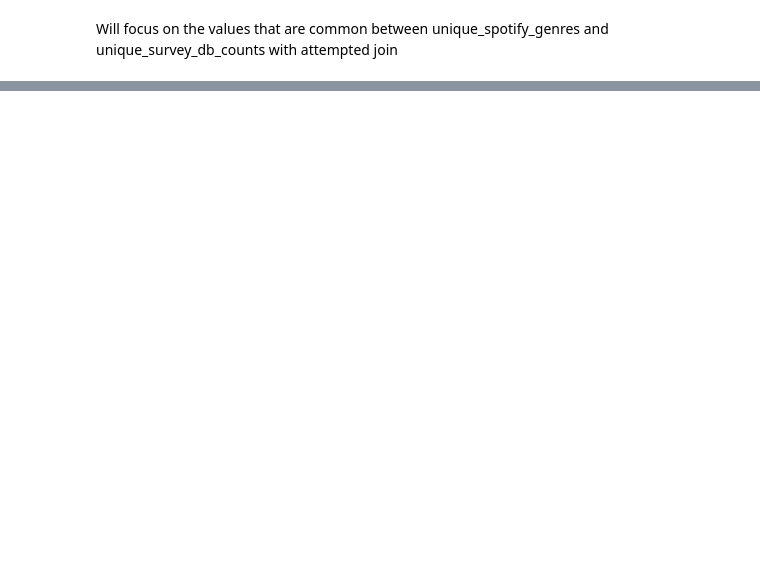
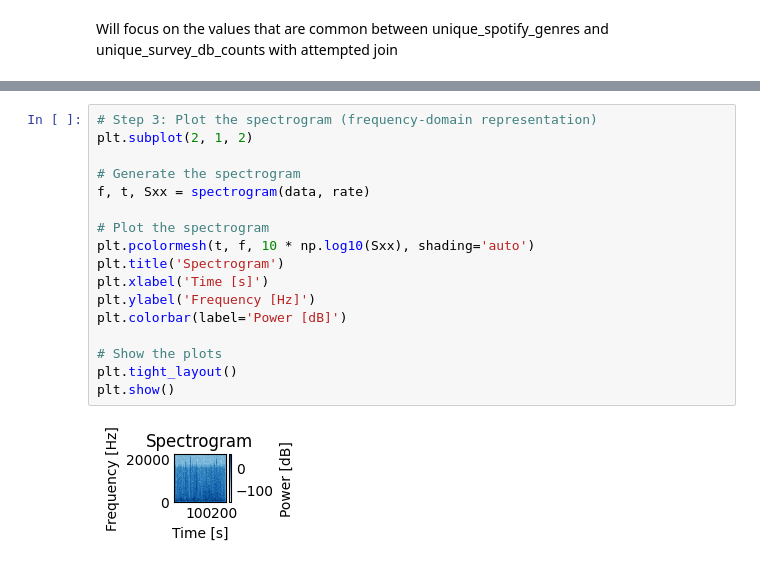
Before and after one commit to luckycarms/Music, a Jupyter notebook: music copy2.ipynb, the cells around one changed output, grey strips where cells are left out. Saved outputs shown, nothing was run; the diff lists cells and outputs as text; blank space fills up the shorter version.

```diff
--- a/music copy2.ipynb
+++ b/music copy2.ipynb
@@ -596,0 +619,19 @@ plt.show()
+# %%
+# Step 3: Plot the spectrogram (frequency-domain representation)
+plt.subplot(2, 1, 2)
+
+# Generate the spectrogram
+f, t, Sxx = spectrogram(data, rate)
+
+# Plot the spectrogram
+plt.pcolormesh(t, f, 10 * np.log10(Sxx), shading='auto')
+plt.title('Spectrogram')
+plt.xlabel('Time [s]')
+plt.ylabel('Frequency [Hz]')
+plt.colorbar(label='Power [dB]')
+
+# Show the plots
+plt.tight_layout()
+plt.show()
+# %% [output]
+[figure, added]
```
Also changed, not shown: parts of 32 cells of this notebook, 13 other files.
